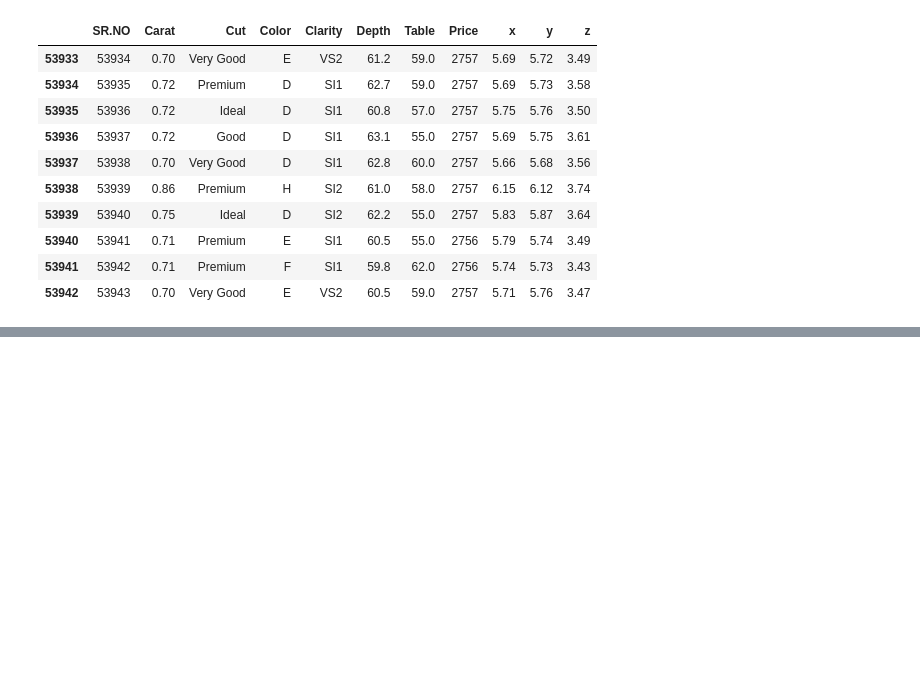
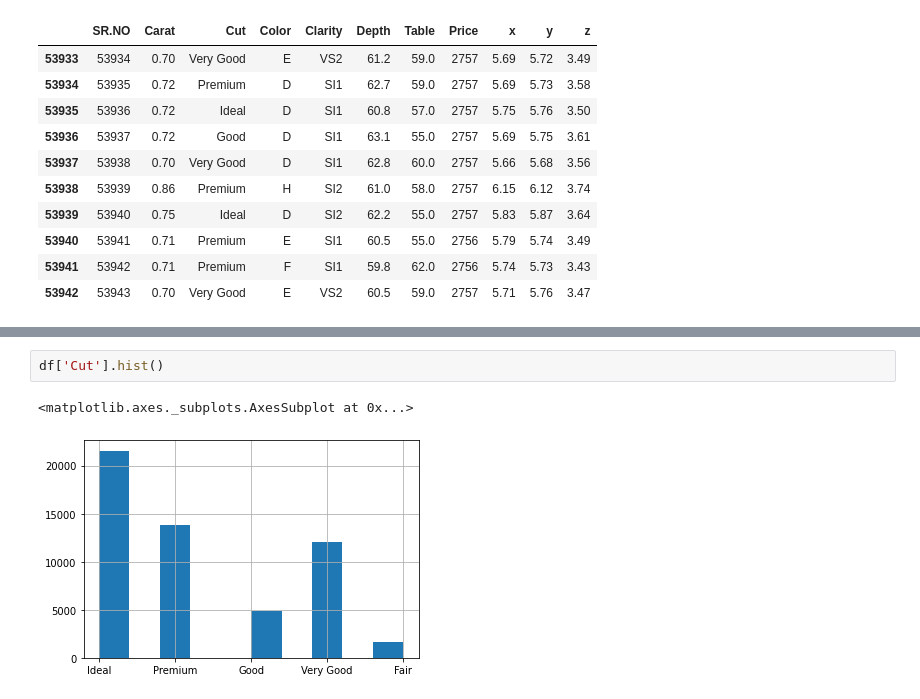
Before and after one commit to Harry262000/Daily-Tasks, a Jupyter notebook: Project.ipynb, the cells around one changed output, grey strips where cells are left out. Drawn from its saved outputs; the diff is of its cells as text; blank space fills up the shorter version.

```diff
--- a/Project.ipynb
+++ b/Project.ipynb
@@ -46,0 +113,5 @@ df.tail(10)
+# %%
+df['Cut'].hist()
+# %% [output]
+<matplotlib.axes._subplots.AxesSubplot at 0x...>
+[figure, added]
```
Also changed, not shown: parts of 11 cells of this notebook.
